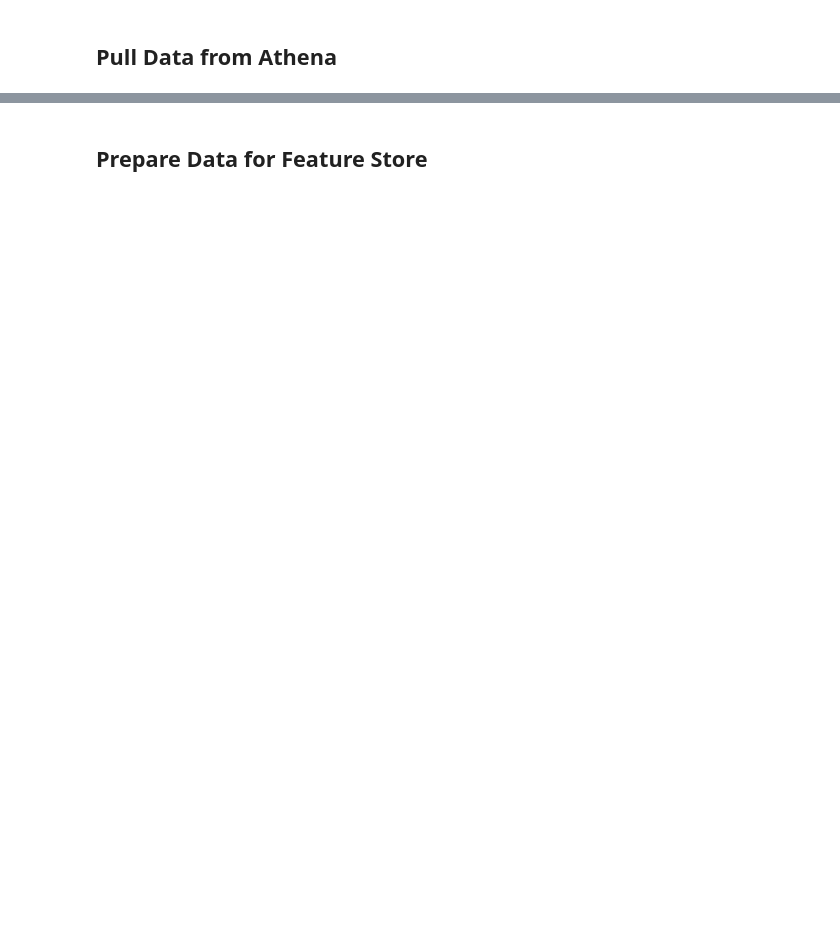
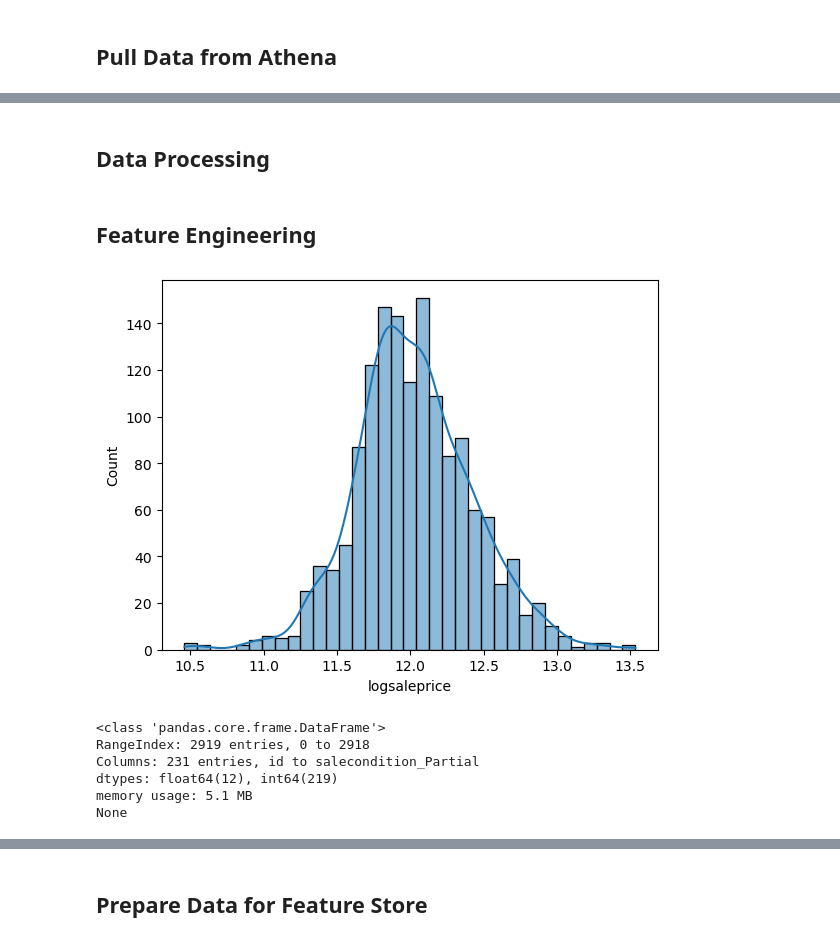
Before and after one commit to ithllc/AAI_540_SU_04, a Jupyter notebook: code/06_Set_Up_Feature_Store.ipynb, the cells around one changed output, grey strips where cells are left out. Drawn from its saved outputs; the diff is of its cells as text; code cells hidden in the pictures; blank space fills up the shorter version.

```diff
--- a/code/06_Set_Up_Feature_Store.ipynb
+++ b/code/06_Set_Up_Feature_Store.ipynb
@@ -72,0 +58,11 @@ df.head(5)
+# %%
+# set database name and table name
+database_name = "housing"
+table_name = "data"
+
+# pull data
+statement = """SELECT * FROM {}.{}""".format(
+    database_name, table_name
+)
+df = pd.read_sql(statement, conn)
+df.head(5)
@@ -72,0 +77,12 @@ df.head(5)
+# %% [markdown]
+## Data Processing
+# %%
+# drop numerical feature with a lot of missing values
+df = df.drop('lotfrontage', axis=1)
+
+# drop categorical features with a lot of missing values
+df = df.drop('fireplacequ', axis=1)
+df = df.drop('fence', axis=1)
+df = df.drop('alley', axis=1)
+df = df.drop('miscfeature', axis=1)
+df = df.drop('poolqc', axis=1)
@@ -72,0 +135,38 @@ df.head(5)
+# %% [markdown]
+## Feature Engineering
+# %%
+# Apply log transformation
+df['logsaleprice'] = np.log(df['saleprice'])
+
+# Plot histogram to see the new distribution
+sns.histplot(df['logsaleprice'], kde=True)
+plt.show()
+# %% [output]
+[figure, added]
+# %%
+# function to one hot encode categorical columns
+def one_hot_encode_categorical_columns(df):
+    categorical_columns = df.select_dtypes(include=['object', 'category']).columns
+    df_encoded = pd.get_dummies(df, columns=categorical_columns)
+
+    return df_encoded
+
+# perform the one-hot encode on categorical  columns
+df_encoded = one_hot_encode_categorical_columns(df)
+
+# Convert int8 columns to integer type
+int8_columns = df_encoded.select_dtypes(include=['int8']).columns.tolist()
+df_encoded[int8_columns] = df_encoded[int8_columns].astype(int)
+
+# Convert uint8 columns to integer type
+uint8_columns = df_encoded.select_dtypes(include=['uint8']).columns.tolist()
+df_encoded[uint8_columns] = df_encoded[uint8_columns].astype(int)
+
+print(df_encoded.info())
+# %% [output]
+<class 'pandas.core.frame.DataFrame'>
+RangeIndex: 2919 entries, 0 to 2918
+Columns: 231 entries, id to salecondition_Partial
+dtypes: float64(12), int64(219)
+memory usage: 5.1 MB
+None
```
Also changed, not shown: parts of 20 cells of this notebook.
